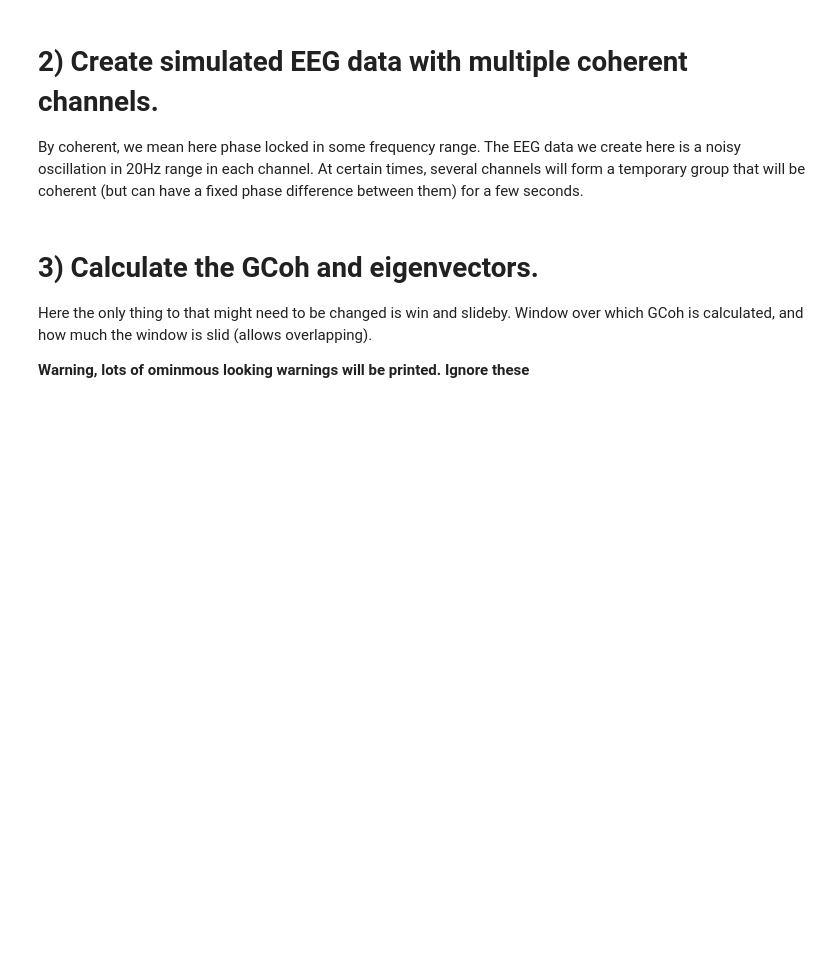
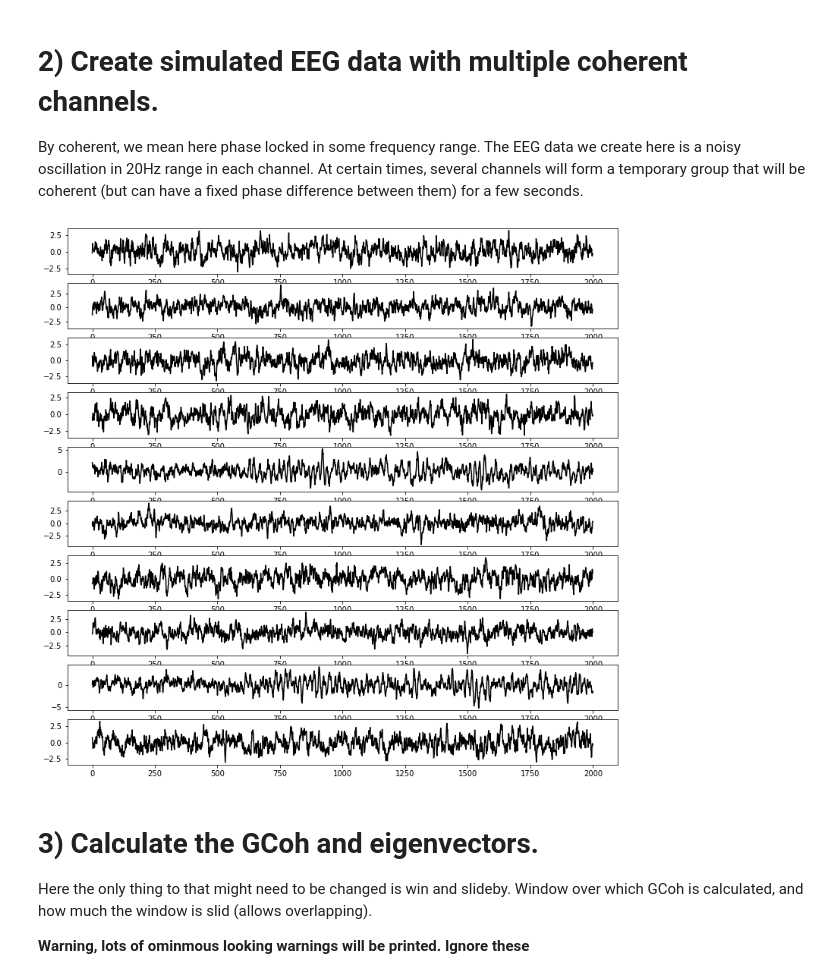
Before and after one commit to AraiKensuke/GCoh, a Jupyter notebook: simulations/simulated_multichannel_EEG_Gcoh.ipynb, the cells around one changed output. Saved outputs shown, nothing was run; the diff lists cells and outputs as text; code cells hidden in the pictures; blank space fills up the shorter version.

```diff
--- a/simulations/simulated_multichannel_EEG_Gcoh.ipynb
+++ b/simulations/simulated_multichannel_EEG_Gcoh.ipynb
@@ -75,3 +92,12 @@ _su.mix(dt, EEG, rhythms, pknzs, grpC, grpC_phase_diff, 65, 90)
+# %%
+import matplotlib.pyplot as _plt
+
+fig = _plt.figure(figsize=(13, 13))
+for ich  in range(nChs):
+    fig.add_subplot(nChs, 1, ich+1)
+    _plt.plot(EEG[ich, 15*Fs:25*Fs], color="black")
+# %% [output]
+[figure, added]
 # %% [markdown]
 # 3)  Calculate the GCoh and eigenvectors.
 
```
Also changed, not shown: parts of 4 cells of this notebook.
